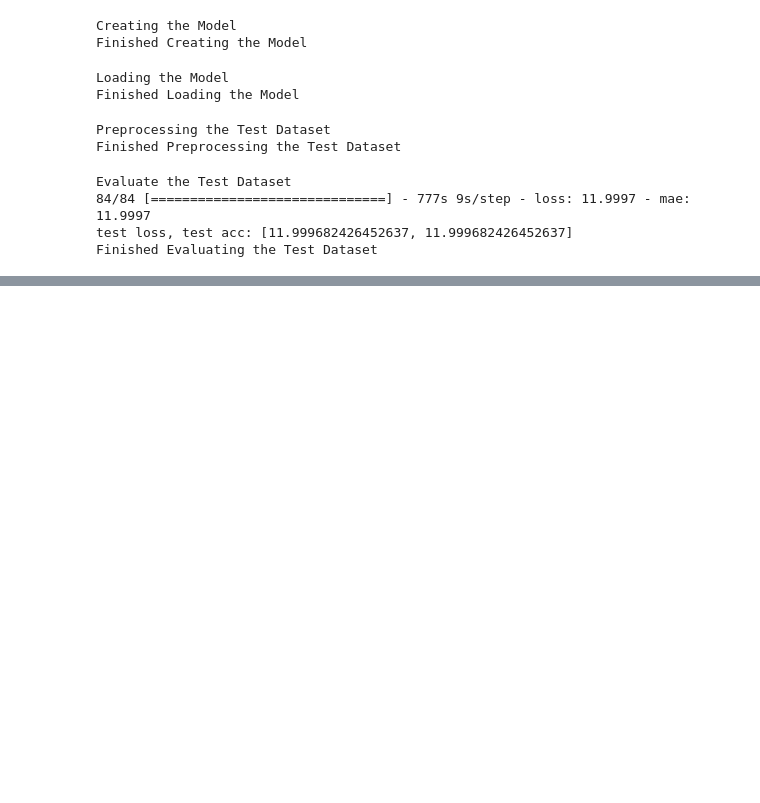
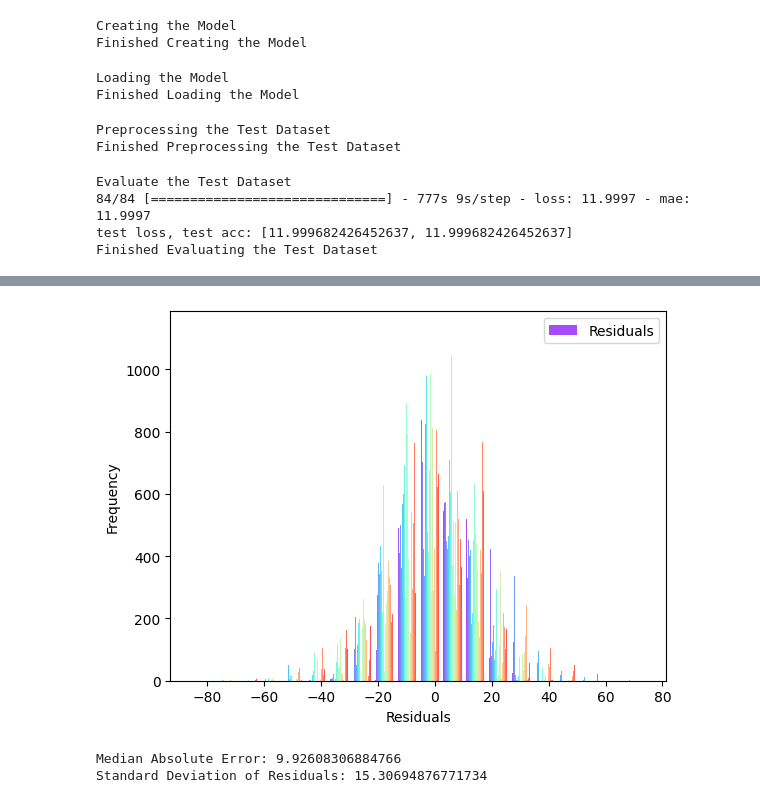
Before and after one commit to CSC490-Capstone-Design-Course/machine-vision, a Jupyter notebook: CSC490_daria_evaluation.ipynb, the cells around one changed output, grey strips where cells are left out. Cells and saved outputs as stored; diff of their text form; code cells hidden in the pictures; blank space fills up the shorter version.

```diff
--- a/CSC490_daria_evaluation.ipynb
+++ b/CSC490_daria_evaluation.ipynb
@@ -130,0 +179,24 @@ Finished Evaluating the Test Dataset
+# %%
+# Assuming you have 48 classes
+num_classes = 48
+
+# Generate a list of unique colors for each class
+colors = plt.cm.rainbow(np.linspace(0, 1, num_classes))
+
+# Plot the histogram for each class with a different color
+plt.hist(residuals, bins=20, label='Residuals', color=colors, alpha=0.7)
+
+plt.xlabel('Residuals')
+plt.ylabel('Frequency')
+plt.legend()
+plt.show()
+# %% [output]
+[figure, added]
+# %%
+median_absolute_error = np.median(np.abs(residuals))
+std_residuals = np.std(residuals)
+print(f"Median Absolute Error: {median_absolute_error}")
+print(f"Standard Deviation of Residuals: {std_residuals}")
+# %% [output]
+Median Absolute Error: 9.92608306884766
+Standard Deviation of Residuals: 15.30694876771734
```
Also changed, not shown: parts of 5 cells of this notebook.
